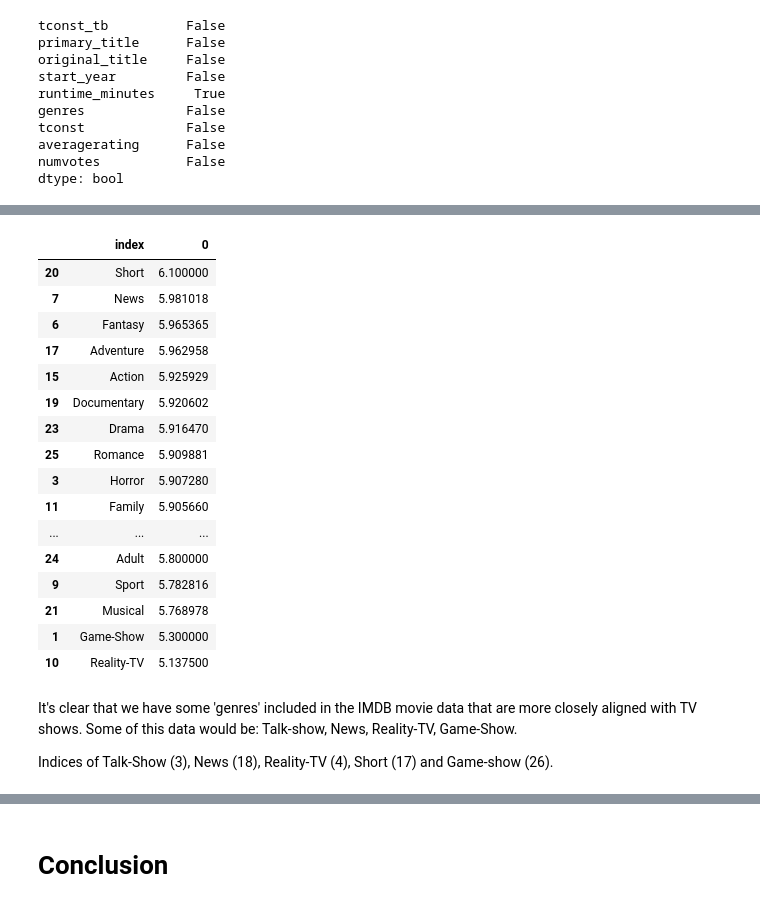
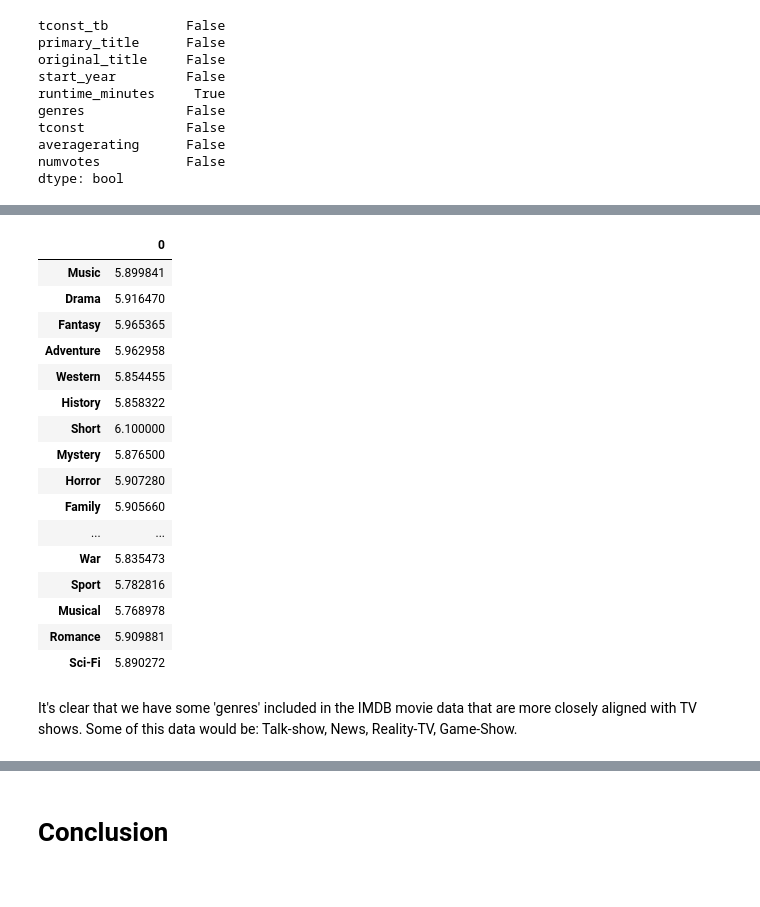
Before and after one commit to meowkaiser/STRONGEST_Project1, a Jupyter notebook: Final_notebook.ipynb, the cells around one changed output, grey strips where cells are left out. Drawn from its saved outputs; the diff is of its cells as text; code cells hidden in the pictures.

```diff
--- a/Final_notebook.ipynb
+++ b/Final_notebook.ipynb
@@ -306,33 +302,29 @@ unique_gen
 # %%
 ratings = {}
 
 for x in unique_gen:
     y = df_combined[df_combined['genres'].str.contains(x)].mean().values[2]
     ratings[x]= y
 
 df_ratings = pd.DataFrame.from_dict(ratings, orient='index')
-df_ratings = df_ratings.reset_index()
-df_ratings = df_ratings.sort_values(([0]), ascending=False)
 df_ratings
 # %% [output]
-|  | index | 0 |
-| 20 | Short | 6.100000 |
-| 7 | News | 5.981018 |
-| 6 | Fantasy | 5.965365 |
-| 17 | Adventure | 5.962958 |
-| 15 | Action | 5.925929 |
-| 19 | Documentary | 5.920602 |
-| 23 | Drama | 5.916470 |
-| 25 | Romance | 5.909881 |
-| 3 | Horror | 5.907280 |
-| 11 | Family | 5.905660 |
-| ... | ... | ... |
-| 24 | Adult | 5.800000 |
-| 9 | Sport | 5.782816 |
-| 21 | Musical | 5.768978 |
-| 1 | Game-Show | 5.300000 |
-| 10 | Reality-TV | 5.137500 |
+|  | 0 |
+| Music | 5.899841 |
+| Drama | 5.916470 |
+| Fantasy | 5.965365 |
+| Adventure | 5.962958 |
+| Western | 5.854455 |
+| History | 5.858322 |
+| Short | 6.100000 |
+| Mystery | 5.876500 |
+| Horror | 5.907280 |
+| Family | 5.905660 |
+| ... | ... |
+| War | 5.835473 |
+| Sport | 5.782816 |
+| Musical | 5.768978 |
+| Romance | 5.909881 |
+| Sci-Fi | 5.890272 |
 # %% [markdown]
 It's clear that we have some 'genres' included in the IMDB movie data that are more closely aligned with TV shows. Some of this data would be: Talk-show, News, Reality-TV, Game-Show.
-
-Indices of Talk-Show (3), News (18), Reality-TV (4), Short (17) and Game-show (26).
```
Also changed, not shown: parts of 26 cells of this notebook.
